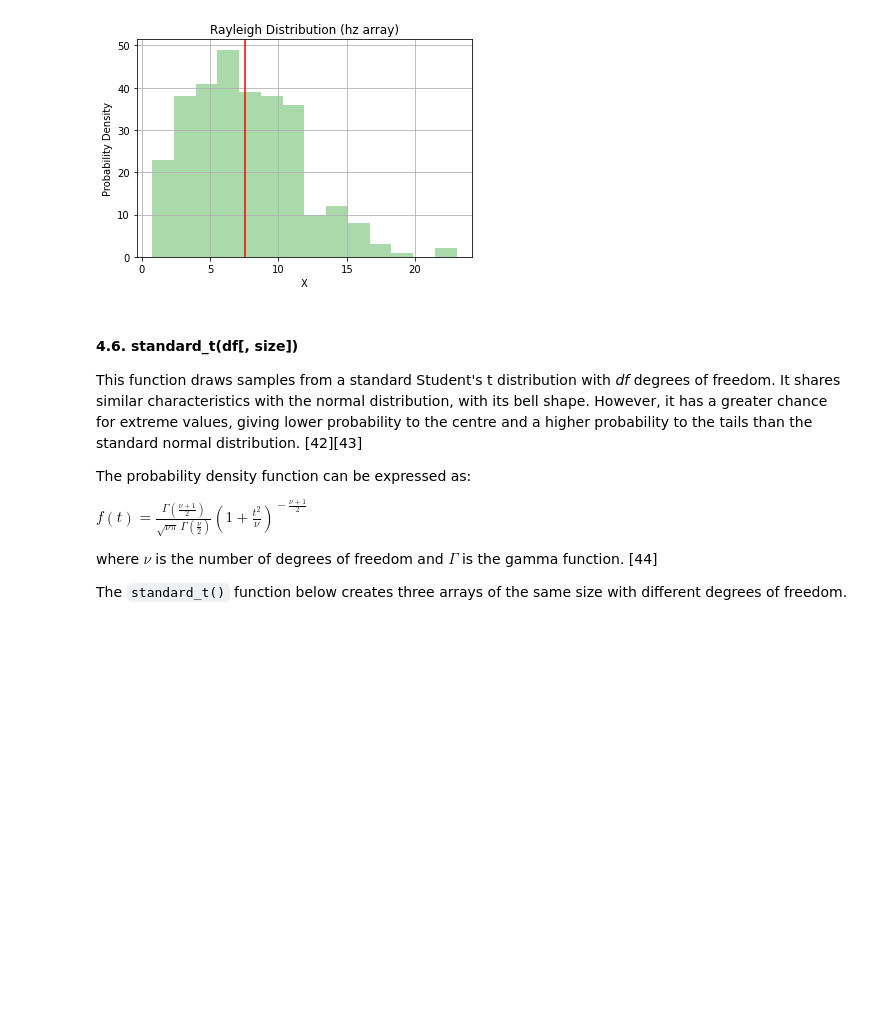
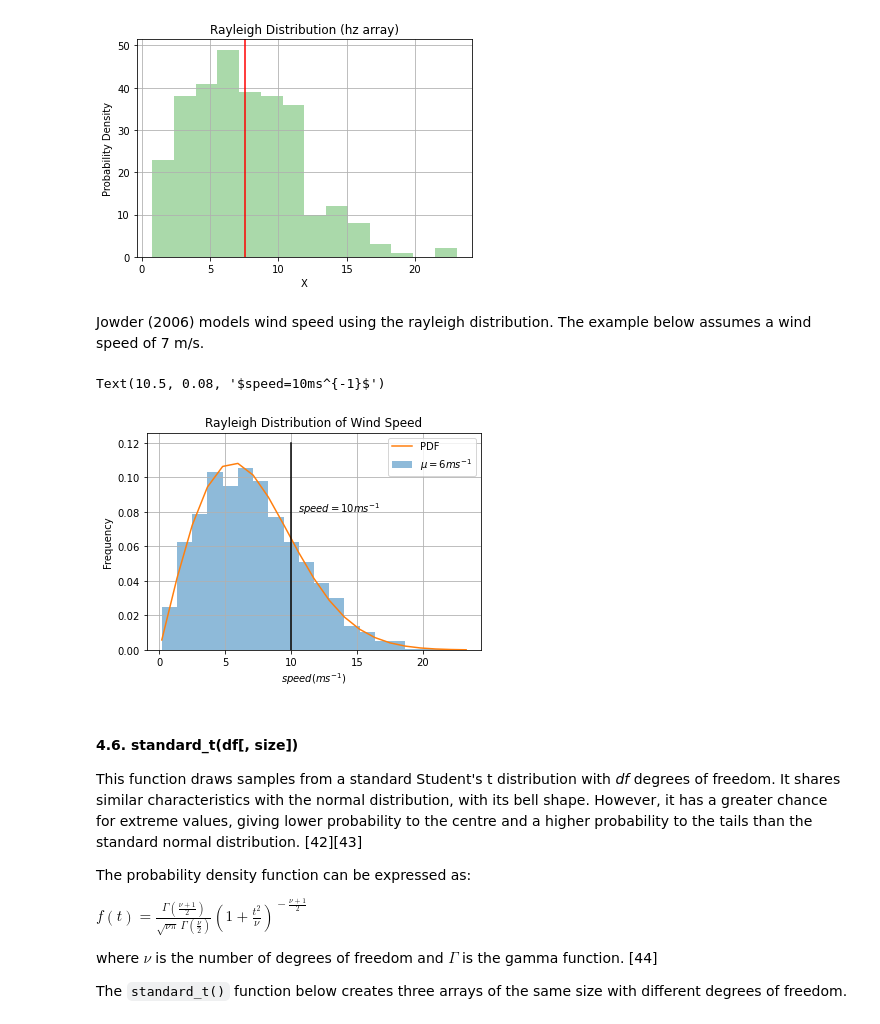
Before and after one commit to GaryLocke91/52465_programming_assignment, a Jupyter notebook: 52465_programming_assignment.ipynb, the cells around one changed output. Drawn from its saved outputs; the diff is of its cells as text; code cells hidden in the pictures; blank space fills up the shorter version.

```diff
--- a/52465_programming_assignment.ipynb
+++ b/52465_programming_assignment.ipynb
@@ -1020,6 +1085,30 @@ plt.xlabel("X"), plt.ylabel("Probability Density"), plt.title("Rayleigh Distribu
 plt.grid()
 # %% [output]
 [figure]
+# %% [markdown]
+Jowder (2006) models wind speed using the rayleigh distribution. The example below assumes a wind speed of 7 m/s.
+# %%
+# Store the wind speed in a variable
+wind_speed = 7
+# Calculate the scale
+scale = wind_speed / (m.sqrt((m.pi) / 2))
+# Calculate the wind speed distribution
+hw = rng.rayleigh(scale, 1000)
+count, bins, ignored = plt.hist(hw, 20, alpha=0.5, density=True, label="$\mu=6 ms^{-1}$")
+# Generate theoretical PDF
+pdf = lambda s, x: (x / s ** 2) * (np.exp( (-x **2) / (2 * s **2)))
+
+plt.plot(bins, pdf(scale, bins), label="PDF")
+plt.title("Rayleigh Distribution of Wind Speed")
+plt.xlabel("$speed (ms^{-1})$")
+plt.ylabel("Frequency")
+plt.legend()
+plt.grid()
+plt.plot([10, 10], [0, 0.12], "k-")
+plt.text(10.5, 0.08, "$speed=10ms^{-1}$")
+# %% [output]
+Text(10.5, 0.08, '$speed=10ms^{-1}$')
+[figure, added]
 # %% [markdown]
 #### 4.6. standard_t(df[, size])
 
```
Also changed, not shown: parts of 38 cells of this notebook, 6 other files.
